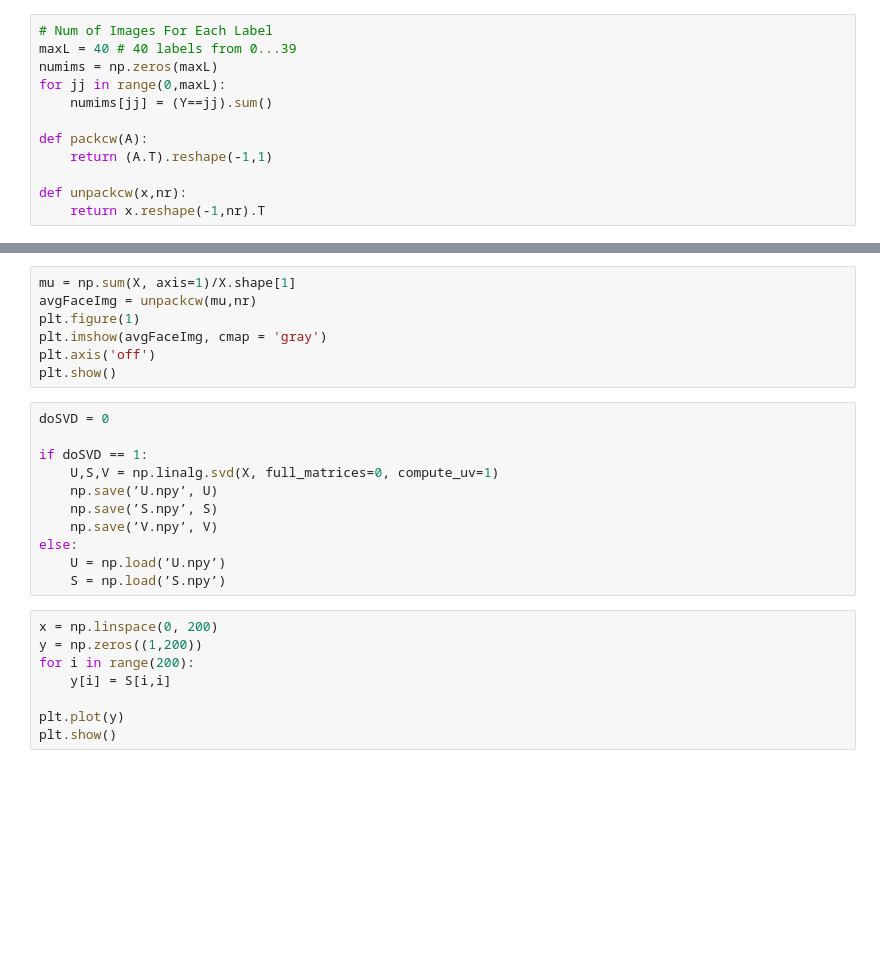
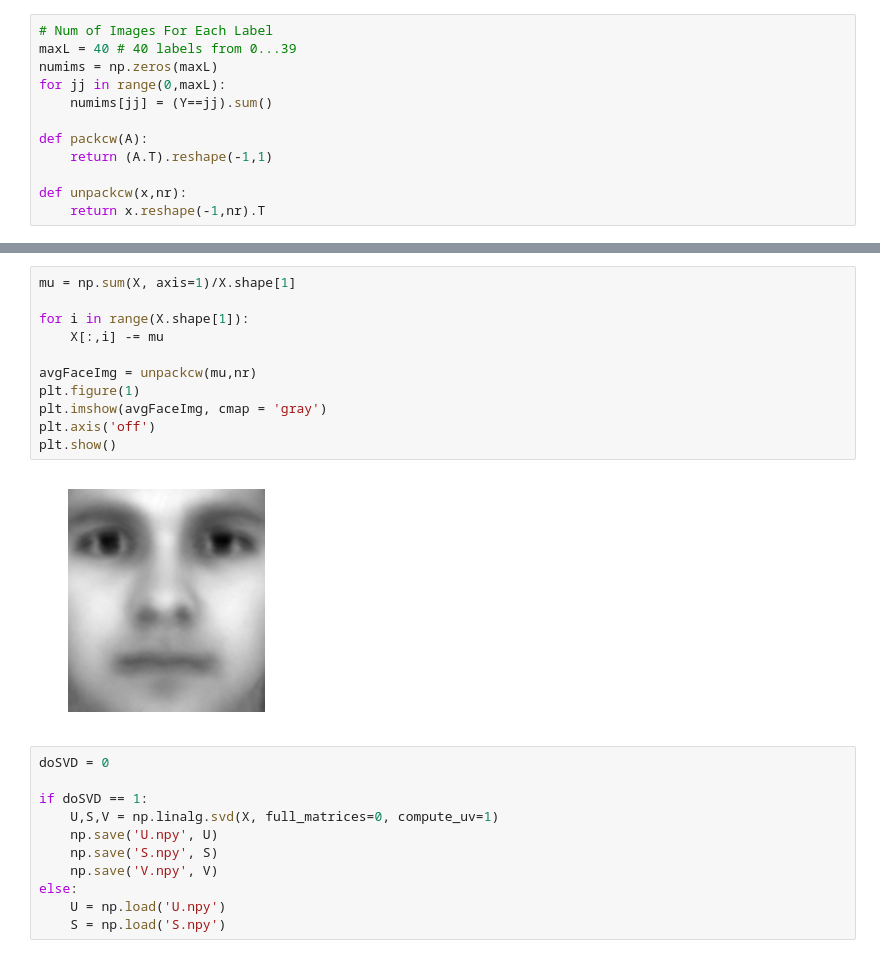
Before and after one commit to devanshg25/Facial_Recognition_Software, a Jupyter notebook: devanshg_tzjin_project1.ipynb, the cells around one changed output, grey strips where cells are left out. Cells and saved outputs as stored; diff of their text form; blank space fills up the shorter version.

```diff
--- a/devanshg_tzjin_project1.ipynb
+++ b/devanshg_tzjin_project1.ipynb
@@ -41,26 +49,24 @@ plt.show()
 # %%
 mu = np.sum(X, axis=1)/X.shape[1]
+
+for i in range(X.shape[1]):
+    X[:,i] -= mu
+
 avgFaceImg = unpackcw(mu,nr)
 plt.figure(1)
 plt.imshow(avgFaceImg, cmap = 'gray')
 plt.axis('off')
 plt.show()
+# %% [output]
+[figure, added]
 # %%
 doSVD = 0
 
 if doSVD == 1:
     U,S,V = np.linalg.svd(X, full_matrices=0, compute_uv=1)
-    np.save(’U.npy’, U)
-    np.save(’S.npy’, S)
-    np.save(’V.npy’, V)
+    np.save('U.npy', U)
+    np.save('S.npy', S)
+    np.save('V.npy', V)
 else:
-    U = np.load(’U.npy’)
-    S = np.load(’S.npy’)
+    U = np.load('U.npy')
+    S = np.load('S.npy')
-# %%
-x = np.linspace(0, 200)
-y = np.zeros((1,200))
-for i in range(200):
-    y[i] = S[i,i]
-
-plt.plot(y)
-plt.show()
```
Also changed, not shown: parts of 8 cells of this notebook.
